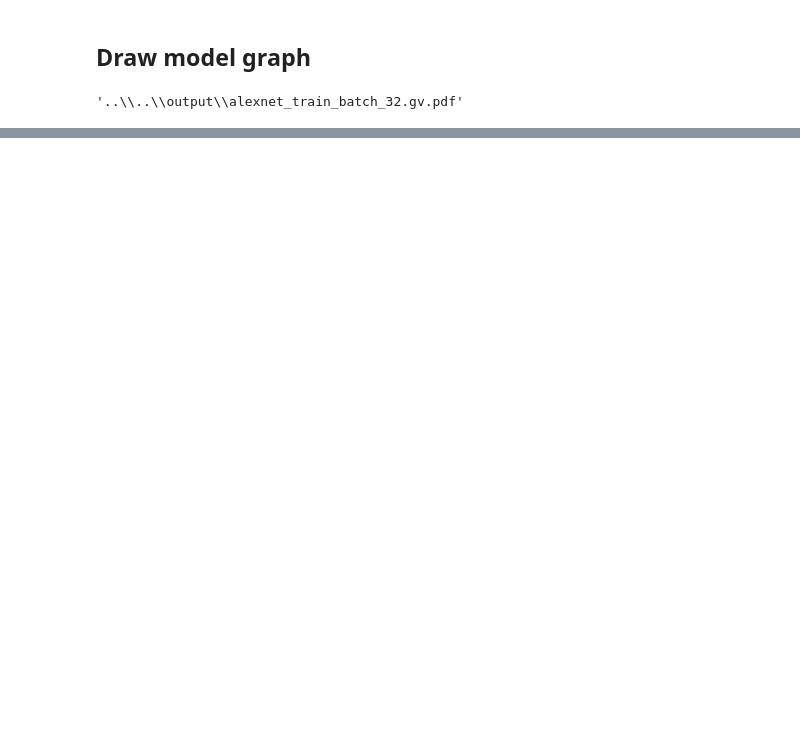
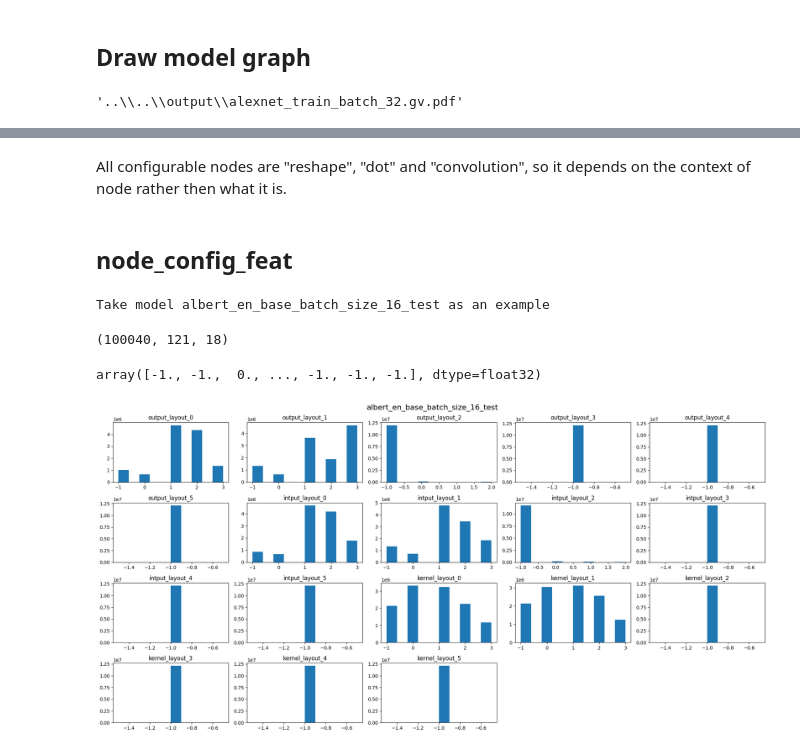
Before and after one commit to edenni/gfos, a Jupyter notebook: notebooks/eda/layout.ipynb, the cells around one changed output, grey strips where cells are left out. Saved outputs shown, nothing was run; the diff lists cells and outputs as text; code cells hidden in the pictures; blank space fills up the shorter version.

Commit message:
eda on layout

```diff
--- a/notebooks/eda/layout.ipynb
+++ b/notebooks/eda/layout.ipynb
@@ -24,7 +30,9 @@ def load_all_layouts(layout_dir: str):
         "xrt": load_npzs(layout_dir + "/xla/random/train"),
     }
 # %%
-npzs = load_all_layouts(r"H:\data\pamr\predict-ai-model-runtime\npz_all\npz\layout")
+npzs = load_all_layouts(
+    r"H:\data\pamr\predict-ai-model-runtime\npz_all\npz\layout"
+)
 npzs.keys()
 # %% [output]
 dict_keys(['ndt', 'nrt', 'xdt', 'xrt'])
@@ -79,0 +123,55 @@ dot.render(f"../../output/{model_name}.gv", view=True)
+# %% [markdown]
+All configurable nodes are "reshape", "dot" and "convolution",
+so it depends on the context of node rather then what it is.
+# %% [markdown]
+## node_config_feat
+# %%
+model = all_models[0]
+model_name = model.fid.name.split("/")[-1].split(".")[0]
+print(f"Take model {model_name} as an example")
+
+model["node_config_feat"].shape
+# %% [output]
+Take model albert_en_base_batch_size_16_test as an example
+(100040, 121, 18)
+# %%
+cfg_id2name = {
+    0: "output_layout_0",
+    1: "output_layout_1",
+    2: "output_layout_2",
+    3: "output_layout_3",
+    4: "output_layout_4",
+    5: "output_layout_5",
+    6: "intput_layout_0",
+    7: "intput_layout_1",
+    8: "intput_layout_2",
+    9: "intput_layout_3",
+    10: "intput_layout_4",
+    11: "intput_layout_5",
+    12: "kernel_layout_0",
+    13: "kernel_layout_1",
+    14: "kernel_layout_2",
+    15: "kernel_layout_3",
+    16: "kernel_layout_4",
+    17: "kernel_layout_5",
+}
+# %%
+model["node_config_feat"].reshape(-1, 18)[:, 2]
+# %% [output]
+array([-1., -1.,  0., ..., -1., -1., -1.], dtype=float32)
+# %%
+
+n = model["node_config_feat"].shape[-1]
+fig, axes = plt.subplots(4, 5, figsize=(20, 10))
+
+for i, ax in enumerate(axes.flatten()[:n]):
+    ax.hist(model["node_config_feat"].reshape(-1, n)[:, i])
+    ax.set_title(cfg_id2name[i])
+
+for ax in axes.flatten()[n:]:
+    ax.axis("off")
+
+fig.suptitle(model_name, fontsize=16)
+plt.tight_layout()
+# %% [output]
+[figure, added]
```
Also changed, not shown: parts of 11 cells of this notebook.
